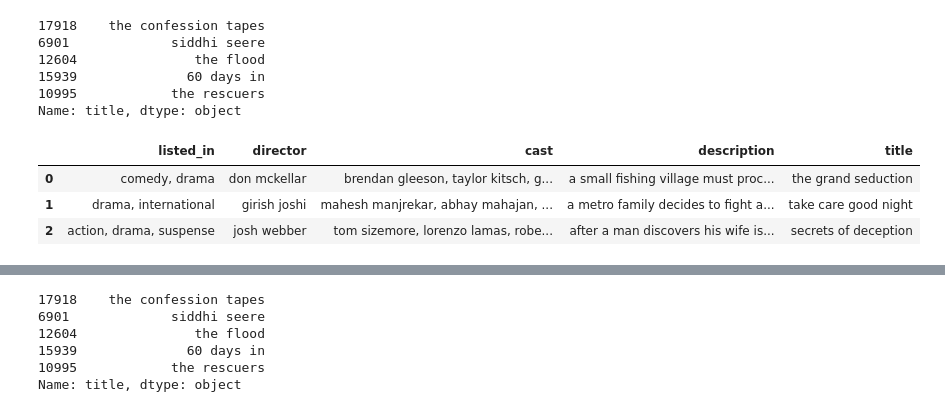
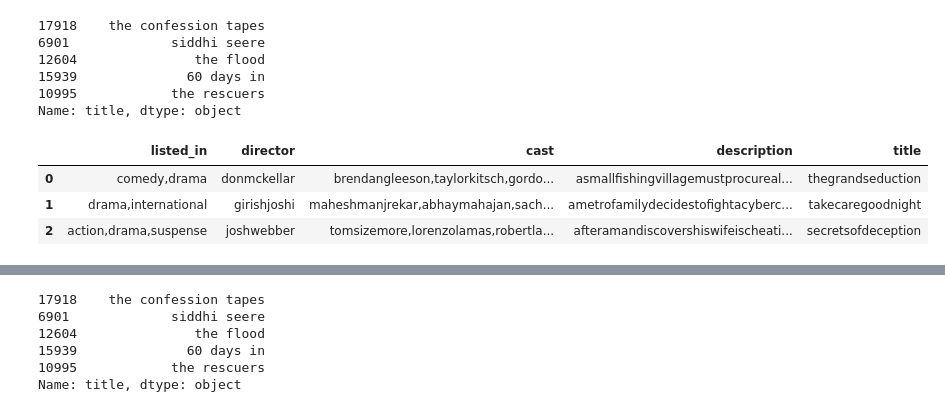
Before and after one commit to JPIP8/DataAlchemy, a Jupyter notebook: P00.ipynb, the cells around one changed output, grey strips where cells are left out. Saved outputs shown, nothing was run; the diff lists cells and outputs as text; code cells hidden in the pictures.

```diff
--- a/P00.ipynb
+++ b/P00.ipynb
@@ -810,20 +821,27 @@ Name: title, dtype: object
 # %%
 ##################  2. Recommendation based on plot description visualization:  #################
 
 # We will calculate similarity scores for all movies based on plot descriptions and recommend movies
 # based on this similarity score. The plot description is provided in the "description" feature of our dataset.
 
 
 # Simplifying the dataset
 f = ['listed_in', 'director', 'cast', 'description', 'title']
 df_filters = df[f].copy()
 
+# Cleaning the data once more
+def cleanD(data):
+    return str(data).lower().replace(" ", "")
+
+for feature in f:
+    df_filters[feature] = df_filters[feature].apply(cleanD)
+
 df_filters.head(3)
 # %% [output]
 |  | listed_in | director | cast | description | title |
-| 0 | comedy, drama | don mckellar | brendan gleeson, taylor kitsch, g... | a small fishing village must proc... | the grand seduction |
-| 1 | drama, international | girish joshi | mahesh manjrekar, abhay mahajan, ... | a metro family decides to fight a... | take care good night |
-| 2 | action, drama, suspense | josh webber | tom sizemore, lorenzo lamas, robe... | after a man discovers his wife is... | secrets of deception |
+| 0 | comedy,drama | donmckellar | brendangleeson,taylorkitsch,gordo... | asmallfishingvillagemustprocureal... | thegrandseduction |
+| 1 | drama,international | girishjoshi | maheshmanjrekar,abhaymahajan,sach... | ametrofamilydecidestofightacyberc... | takecaregoodnight |
+| 2 | action,drama,suspense | joshwebber | tomsizemore,lorenzolamas,robertla... | afteramandiscovershiswifeischeati... | secretsofdeception |
 # %%
 # I am going to create a "soup" with all the information to later analyze it.
 
```
Also changed, not shown: parts of 11 cells of this notebook.
